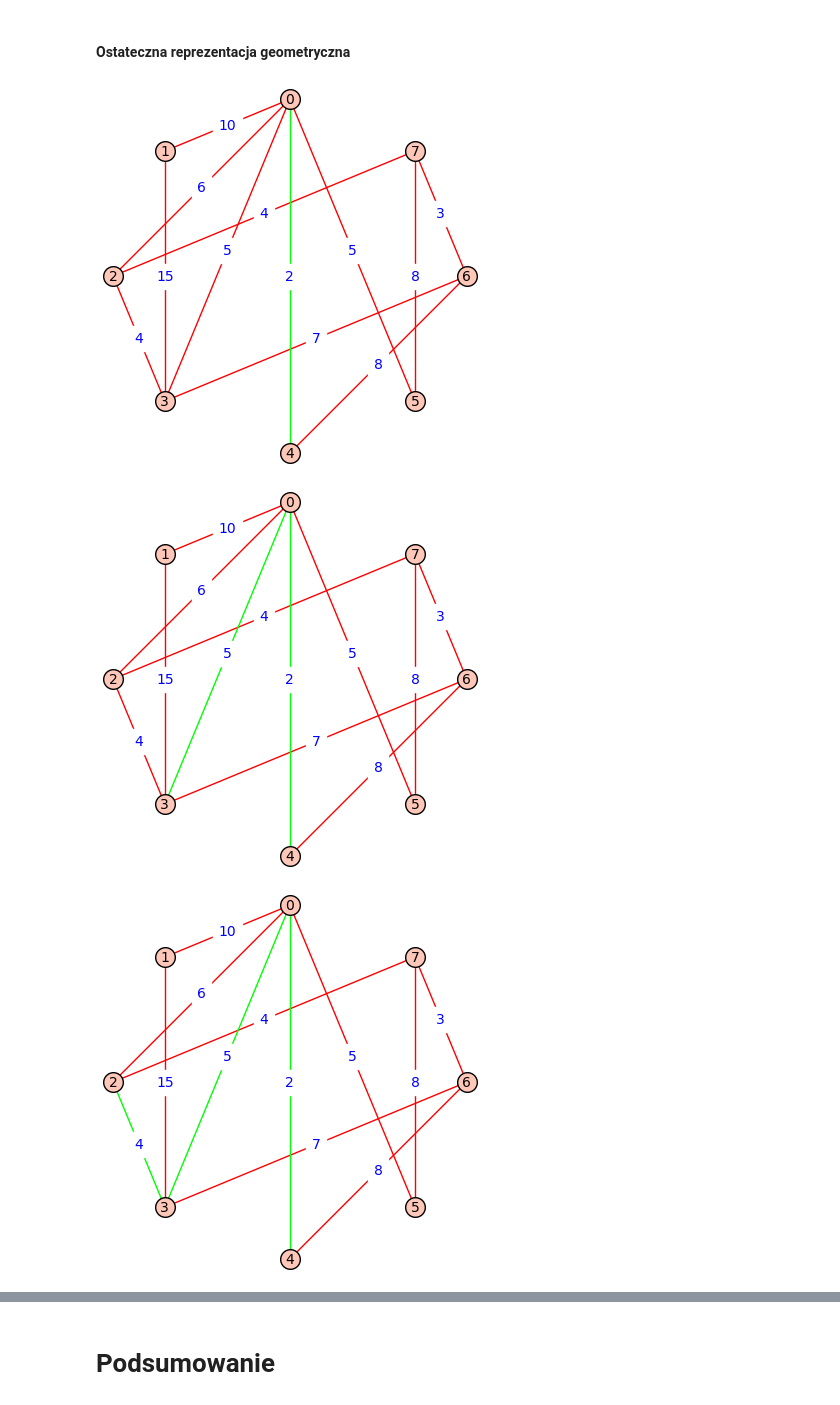
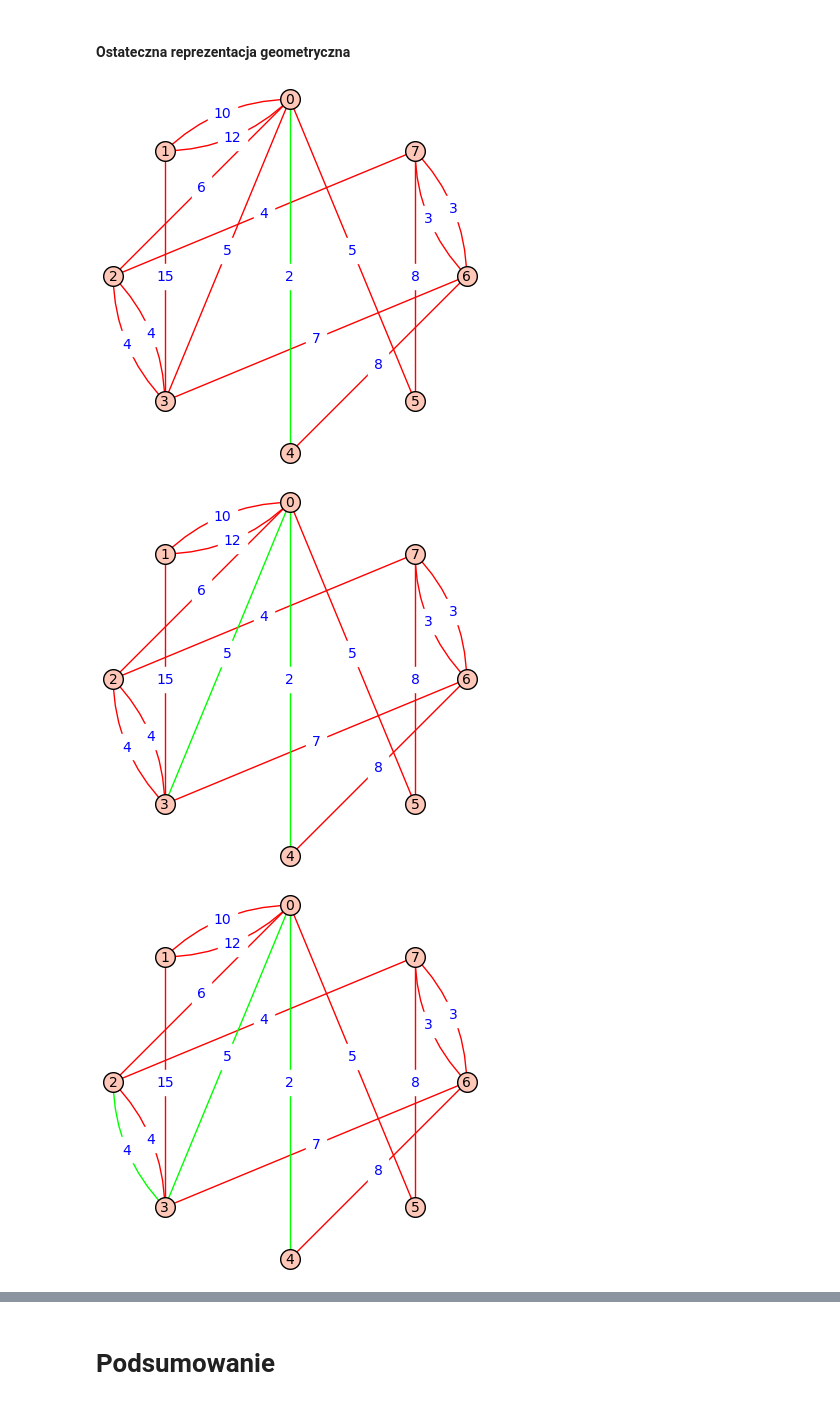
Before and after one commit to YarikRevich/mst_algorithms, a Jupyter notebook: Algorytmy wyznaczania MST.ipynb, the cells around one changed output, grey strips where cells are left out. Saved outputs shown, nothing was run; the diff lists cells and outputs as text; code cells hidden in the pictures.

```diff
--- a/Algorytmy wyznaczania MST.ipynb
+++ b/Algorytmy wyznaczania MST.ipynb
@@ -339,2 +332,23 @@ print(result)
 # %% [markdown]
 #### Sprawdzenie poprawności wyniku algorytmu Prima
+# %%
+src = OrderedGraph(multiedges=True)
+src.add_edges([
+    [0, 1, 10],
+    [0, 1, 12],
+    [0, 2, 6],
+    [0, 3, 5],
+    [1, 3, 15],
+    [3, 2, 4],
+    [0, 5, 5],
+    [0, 4, 2],
+    [3, 6, 7],
+    [2, 7, 4],
+    [4, 6, 8],
+    [7, 6, 3],
+    [7, 5, 8]
+])
+
+result = prim(src)
+
+print(result.ordered_edges())
@@ -396,15 +361,6 @@ assert len(graph_src_visited) == len(graph_result_visited)
 # %% [markdown]
 #### Początkowa reprezentacja geometryczna
 # %%
-graph_src = []
-labels_src = {}
-
-for c in src:
-    graph_src.append(tuple(c))
-
-g = Graph()
-g.add_edges(graph_src)
-
-GP = g.graphplot(edge_labels=True, layout='circular')
+GP = src.graphplot(edge_labels=True, layout='circular')
 GP.show()
 # %% [output]
@@ -412,34 +368,29 @@ GP.show()
 # %% [markdown]
 #### Ostateczna reprezentacja geometryczna
 # %%
-graph_src = []
-labels_src = {}
 edge_colors = {'#FF0000': [], '#00FF00': []}
 
-for c in result:
+
+for c in result.ordered_edges():
     edge_colors['#00FF00'].append(tuple(c))
 
-for c in src:
-    graph_src.append(tuple(c))
-
+for c in src.edges():
     if tuple(c) not in edge_colors['#00FF00']:
         edge_colors['#FF0000'].append(tuple(c))
-
-options['edge_colors'] = edge_colors
 
 scale = 1
 for v in range(len(edge_colors['#00FF00'])):
     edge_colors_temp = copy.deepcopy(edge_colors)
 
     for v in edge_colors_temp['#00FF00'][scale:]:
         edge_colors_temp['#FF0000'].append(v)
     edge_colors_temp['#00FF00'] = edge_colors_temp['#00FF00'][:scale]
 
-    GP = g.graphplot(edge_labels=True, layout='circular', edge_colors=edge_colors_temp)
+    GP = src.graphplot(edge_labels=True, layout='circular', edge_colors=edge_colors_temp)
     GP.show()
 
     scale += 1
 # %% [output]
-[figure, old version]
+[figure, new version]
-[figure, old version]
+[figure, new version]
-[figure, old version]
+[figure, new version]
```
Also changed, not shown: parts of 15 cells of this notebook.
